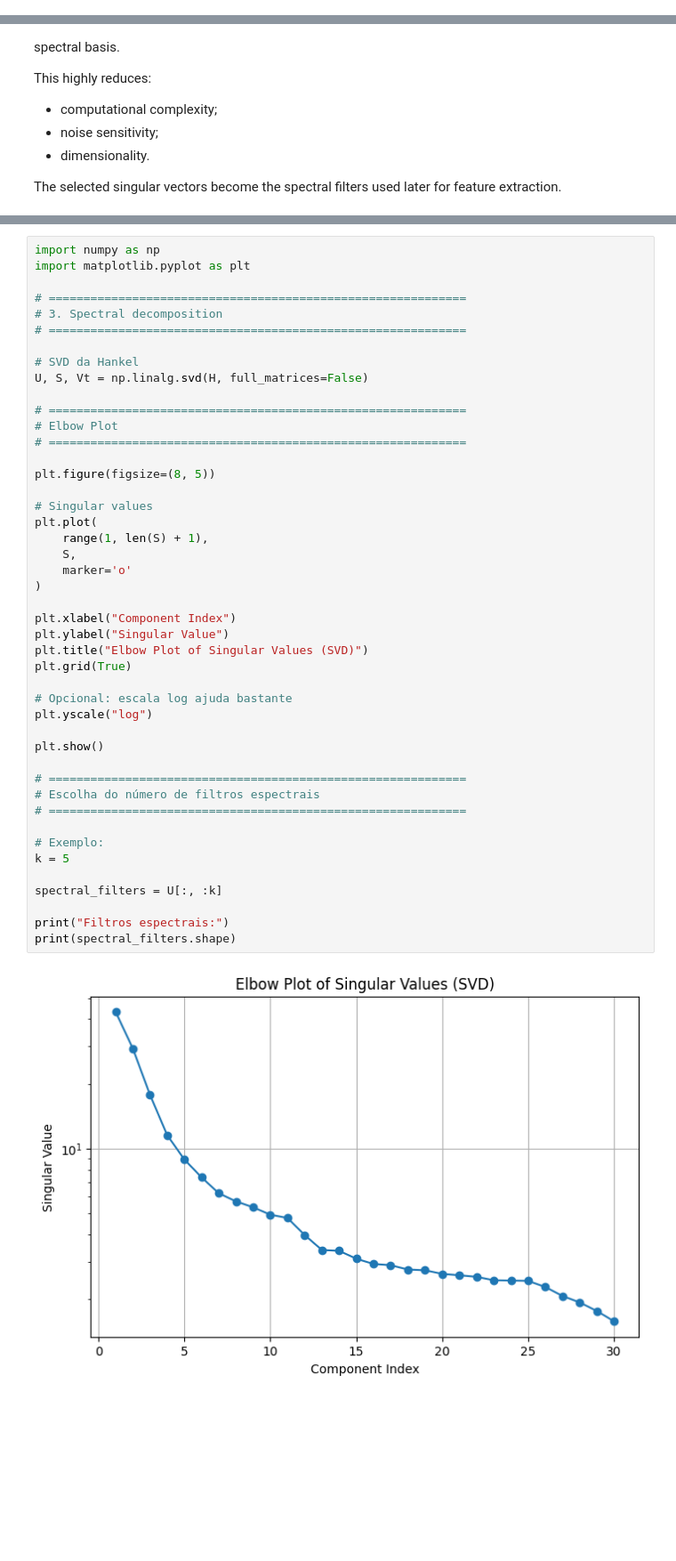
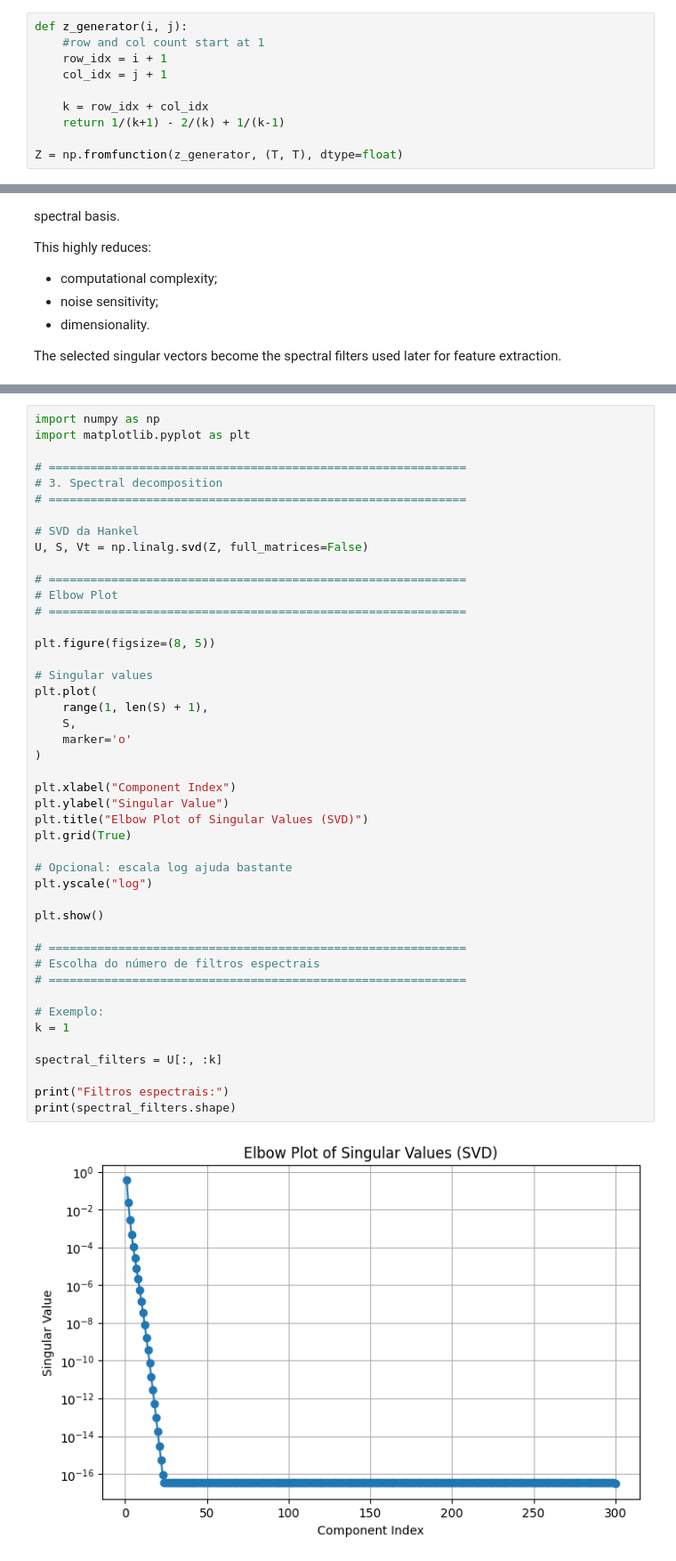
Before and after one commit to RicksonMonteiroML/spectral-Filtering-with-vaw, a Jupyter notebook: notebooks/00_introduction_spectral_filtering_with_vaw.ipynb, the cells around one changed output, grey strips where cells are left out. Shown at 89% size. Cells and saved outputs as stored; diff of their text form; blank space fills up the shorter version.

Commit message:
compute the Z matrix analytically as provided in the book. start writing online_spectral_filter function

```diff
--- a/notebooks/00_introduction_spectral_filtering_with_vaw.ipynb
+++ b/notebooks/00_introduction_spectral_filtering_with_vaw.ipynb
@@ -180,0 +204,10 @@ Z = y @ x[:-1].T
+# %%
+def z_generator(i, j):
+    #row and col count start at 1
+    row_idx = i + 1
+    col_idx = j + 1
+
+    k = row_idx + col_idx
+    return 1/(k+1) - 2/(k) + 1/(k-1)
+
+Z = np.fromfunction(z_generator, (T, T), dtype=float)
@@ -313,7 +318,7 @@ import matplotlib.pyplot as plt
 # ============================================================
 
 # SVD da Hankel
-U, S, Vt = np.linalg.svd(H, full_matrices=False)
+U, S, Vt = np.linalg.svd(Z, full_matrices=False)
 
 # ============================================================
 # Elbow Plot
@@ -322,33 +327,33 @@ U, S, Vt = np.linalg.svd(H, full_matrices=False)
 plt.figure(figsize=(8, 5))
 
 # Singular values
 plt.plot(
     range(1, len(S) + 1),
     S,
     marker='o'
 )
 
 plt.xlabel("Component Index")
 plt.ylabel("Singular Value")
 plt.title("Elbow Plot of Singular Values (SVD)")
 plt.grid(True)
 
 # Opcional: escala log ajuda bastante
 plt.yscale("log")
 
 plt.show()
 
 # ============================================================
 # Escolha do número de filtros espectrais
 # ============================================================
 
 # Exemplo:
-k = 5
+k = 1
 
 spectral_filters = U[:, :k]
 
 print("Filtros espectrais:")
 print(spectral_filters.shape)
 # %% [output]
-[figure, old version]
+[figure, new version]
 Filtros espectrais:
```
Also changed, not shown: parts of 12 cells of this notebook.
